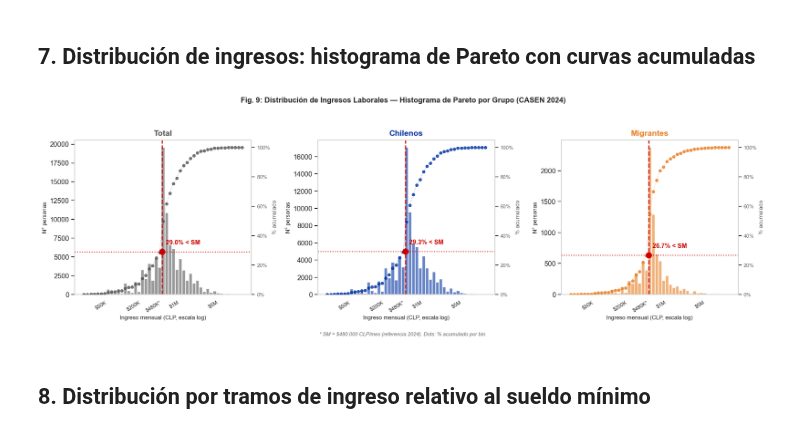
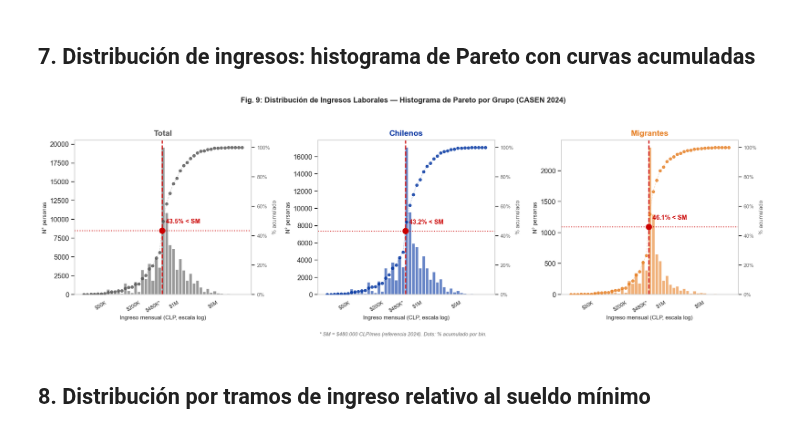
Before and after one commit to ElK1000o/investigacion-ia, a Jupyter notebook: Python/Analisis/03_eda_descriptivo.ipynb, the cells around one changed output. Saved outputs shown, nothing was run; the diff lists cells and outputs as text; code cells hidden in the pictures.

Commit message:
Add graphs and bibliography

```diff
--- a/Python/Analisis/03_eda_descriptivo.ipynb
+++ b/Python/Analisis/03_eda_descriptivo.ipynb
@@ -395,7 +395,7 @@ for ax1, (grupo, data, color) in zip(axes, grupos_cfg):
     ax1.axvline(log_sm, color='#cc0000', linestyle='--', linewidth=2.0, zorder=3)
 
     # % del grupo que gana menos que SM y línea horizontal
-    pct_at_sm = (data < log_sm).mean() * 100
+    pct_at_sm = float(np.interp(log_sm, bin_centers, cum_pct))  # interseccion exacta sobre la curva
     ax2.axhline(pct_at_sm, color='#cc0000', linestyle=':', linewidth=1.6, alpha=0.85)
 
     # Punto rojo en la intersección
@@ -404,34 +404,34 @@ for ax1, (grupo, data, color) in zip(axes, grupos_cfg):
     # Anotación del % dentro del panel
     offset_y = 4 if pct_at_sm < 85 else -9
     ax2.text(log_sm + 0.07, pct_at_sm + offset_y,
              f'{pct_at_sm:.1f}% < SM',
              color='#cc0000', fontsize=11, fontweight='bold', va='bottom')
 
     # Eje X
     ax1.set_xticks([np.log10(v) for v in xticks_vals])
     ax1.set_xticklabels(xlabels_str, fontsize=9, rotation=32, ha='right')
     ax1.set_xlabel("Ingreso mensual (CLP, escala log)", fontsize=10)
     ax1.set_ylabel("N° personas", fontsize=10)
 
     # Eje Y derecho (siempre 0-100%)
     ax2.set_ylim(0, 105)
     ax2.set_yticks([0, 20, 40, 60, 80, 100])
     ax2.yaxis.set_major_formatter(mticker.FuncFormatter(lambda x, _: f'{x:.0f}%'))
     ax2.tick_params(labelsize=9, labelcolor='#666666')
     ax2.set_ylabel("% acumulado", fontsize=10, color='#666666')
 
     ax1.set_title(grupo, fontsize=14, fontweight='bold', color=color, pad=8)
 
 fig.text(0.5, 0.01,
          '* SM = $480.000 CLP/mes (referencia 2024). Dots: % acumulado por bin.',
          ha='center', fontsize=9, color='#666666', style='italic')
 fig.suptitle("Fig. 9: Distribución de Ingresos Laborales — Histograma de Pareto por Grupo (CASEN 2024)",
              fontsize=13, fontweight='bold')
 plt.tight_layout(rect=[0, 0.04, 1, 0.94])
 plt.savefig(os.path.join(FIG, 'fig09_pareto_ingresos.png'), dpi=130, bbox_inches='tight')
 plt.show()
 # %% [output]
-[figure, old version]
+[figure, new version]
 # %% [markdown]
 ## 8. Distribución por tramos de ingreso relativo al sueldo mínimo
 # %%
```
Also changed, not shown: parts of 6 cells of this notebook, 31 other files.
